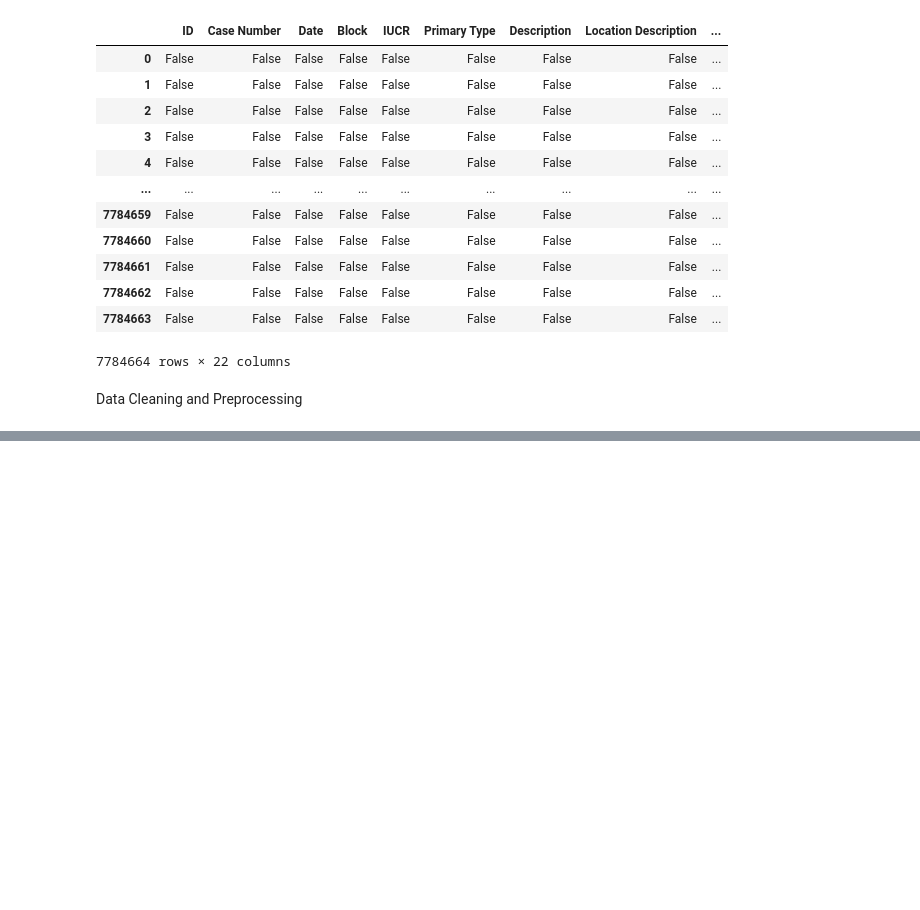
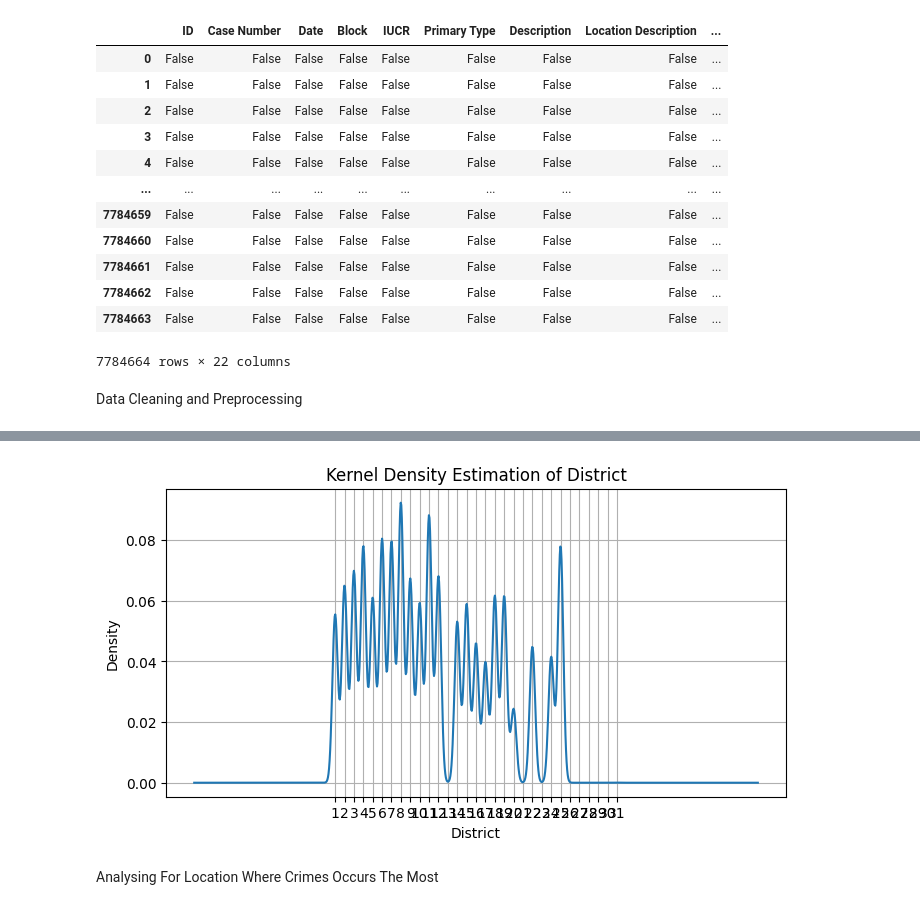
Before and after one commit to ADEOYE-MARY25/My_Task, a Jupyter notebook: week_8/adeoye_mary_task19.ipynb, the cells around one changed output, grey strips where cells are left out. Cells and saved outputs as stored; diff of their text form; code cells hidden in the pictures; blank space fills up the shorter version.

```diff
--- a/week_8/adeoye_mary_task19.ipynb
+++ b/week_8/adeoye_mary_task19.ipynb
@@ -120,0 +228,13 @@ df.Date
+# %%
+plt.figure(figsize=(8, 4))
+df['District'].plot.kde()
+plt.title('Kernel Density Estimation of District')
+plt.xlabel('District')
+plt.ylabel('Density')
+plt.xticks(range(int(df['District'].min()), int(df['District'].max()) + 1, 1))
+plt.grid(True)
+plt.show()
+# %% [output]
+[figure, added]
+# %% [markdown]
+Analysing For Location Where Crimes Occurs The Most
```
Also changed, not shown: parts of 25 cells of this notebook.
